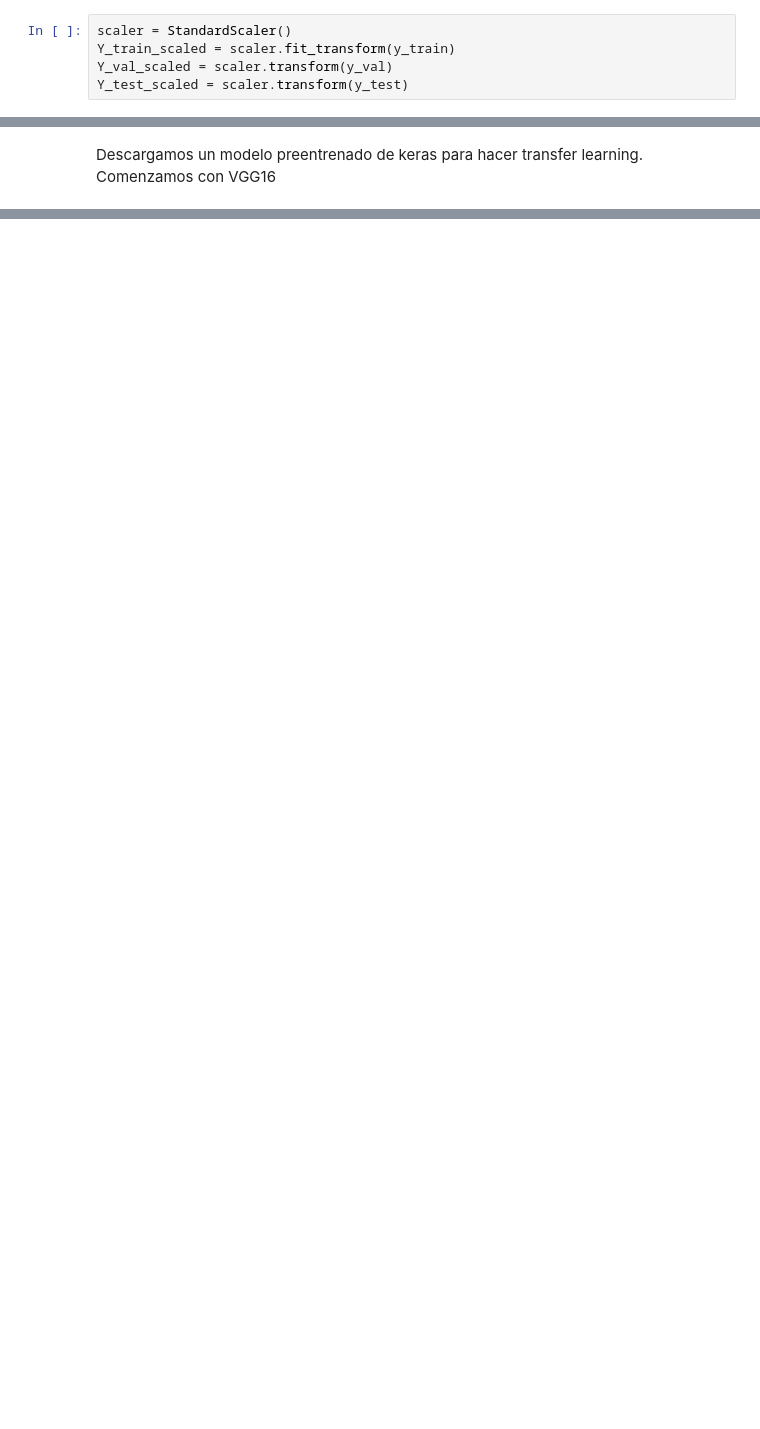
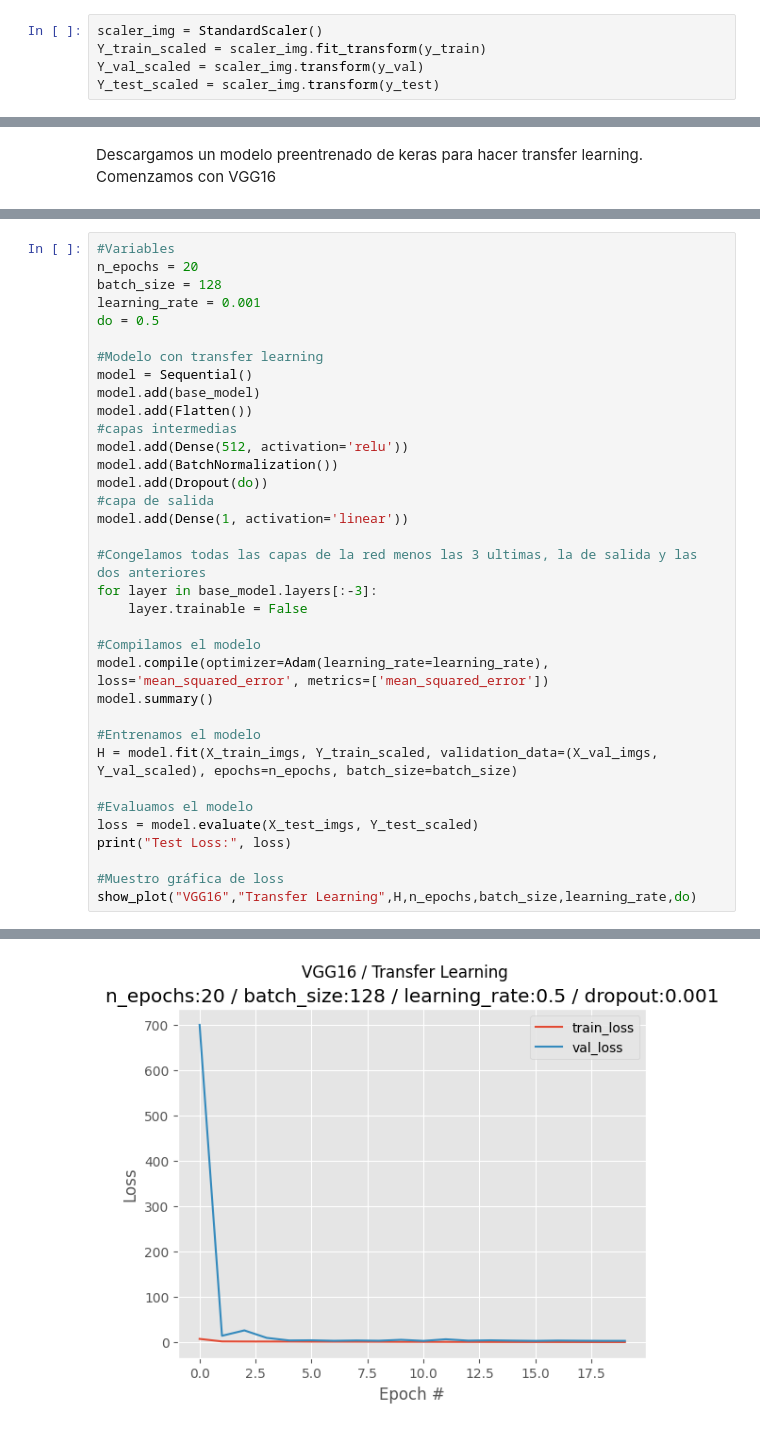
Before and after one commit to alextaboada/keepcoding-deep-learning, a Jupyter notebook: practicaAlejandroTaboada.ipynb, the cells around one changed output, grey strips where cells are left out. Drawn from its saved outputs; the diff is of its cells as text; blank space fills up the shorter version.

```diff
--- a/practicaAlejandroTaboada.ipynb
+++ b/practicaAlejandroTaboada.ipynb
@@ -365,7 +393,7 @@ Shapes de las imagenes (1888, 224, 224, 3) (591, 224, 224, 3) (472, 224, 224, 3)
 # %% [markdown]
 Estadarizamos el precio usando standarScaler
 # %%
-scaler = StandardScaler()
-Y_train_scaled = scaler.fit_transform(y_train)
-Y_val_scaled = scaler.transform(y_val)
-Y_test_scaled = scaler.transform(y_test)
+scaler_img = StandardScaler()
+Y_train_scaled = scaler_img.fit_transform(y_train)
+Y_val_scaled = scaler_img.transform(y_val)
+Y_test_scaled = scaler_img.transform(y_test)
@@ -439,0 +427,36 @@ Epoch 10: val_loss did not improve from 0.99544
+# %%
+#Variables
+n_epochs = 20
+batch_size = 128
+learning_rate = 0.001
+do = 0.5
+
+#Modelo con transfer learning
+model = Sequential()
+model.add(base_model)
+model.add(Flatten())
+#capas intermedias
+model.add(Dense(512, activation='relu'))
+model.add(BatchNormalization())
+model.add(Dropout(do))
+#capa de salida
+model.add(Dense(1, activation='linear'))
+
+#Congelamos todas las capas de la red menos las 3 ultimas, la de salida y las dos anteriores
+for layer in base_model.layers[:-3]:
+    layer.trainable = False
+
+#Compilamos el modelo
+model.compile(optimizer=Adam(learning_rate=learning_rate), loss='mean_squared_error', metrics=['mean_squared_error'])
+model.summary()
+
+#Entrenamos el modelo
+H = model.fit(X_train_imgs, Y_train_scaled, validation_data=(X_val_imgs, Y_val_scaled), epochs=n_epochs, batch_size=batch_size)
+
+#Evaluamos el modelo
+loss = model.evaluate(X_test_imgs, Y_test_scaled)
+print("Test Loss:", loss)
+
+#Muestro gráfica de loss
+show_plot("VGG16","Transfer Learning",H,n_epochs,batch_size,learning_rate,do)
+# %% [output]
@@ -439,0 +480 @@ Epoch 10: val_loss did not improve from 0.99544
+[figure, added]
```
Also changed, not shown: parts of 39 cells of this notebook.
